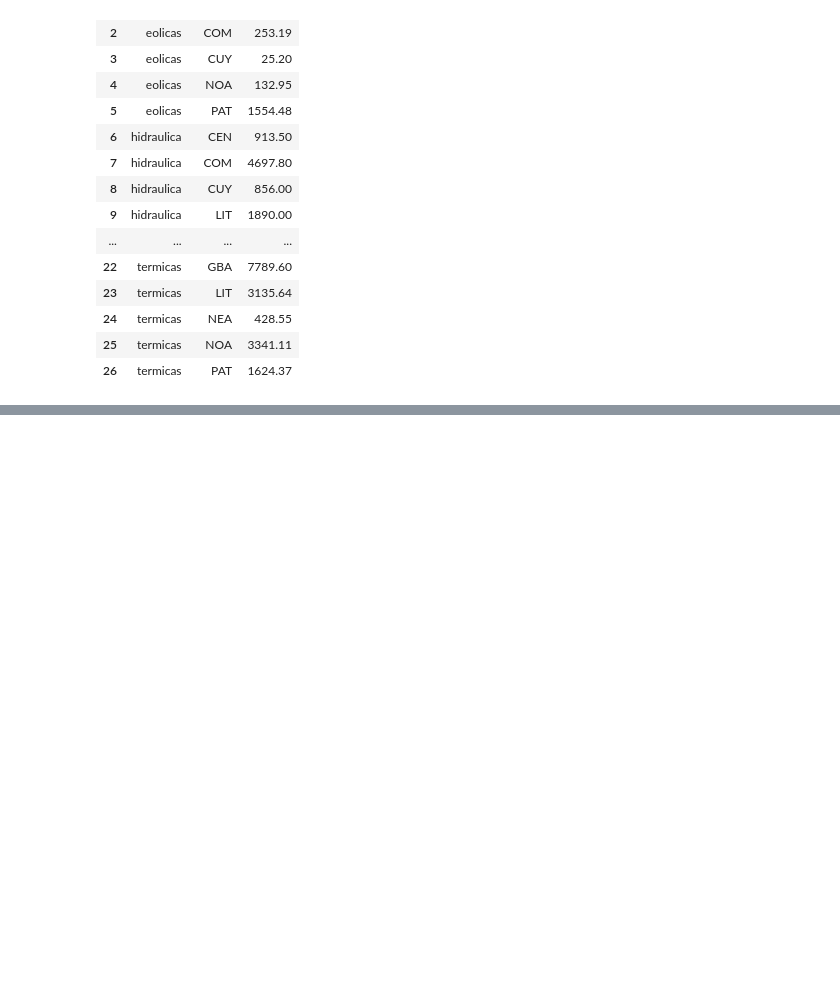
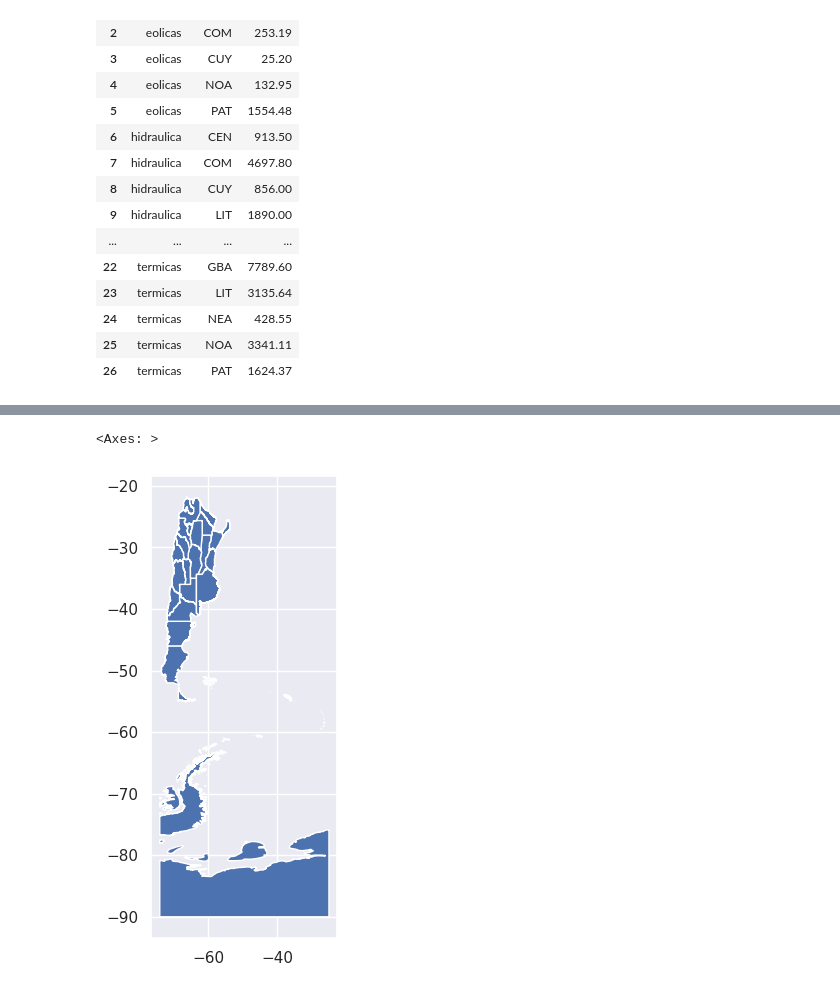
Before and after one commit to JaviCeRodriguez/Contar-Con-Datos-2023, a Jupyter notebook: eda/centrales_sadi.ipynb, the cells around one changed output, grey strips where cells are left out. Drawn from its saved outputs; the diff is of its cells as text; code cells hidden in the pictures; blank space fills up the shorter version.

```diff
--- a/eda/centrales_sadi.ipynb
+++ b/eda/centrales_sadi.ipynb
@@ -156,0 +280,9 @@ NameError: name 'gpd' is not defined
+# %%
+import geopandas as gpd
+#Abro provincias.shp file
+mapa_argentina = gpd.read_file('data/GobAr/provincias/provincias.shp')
+#Ploteo provincias
+mapa_argentina.plot()
+# %% [output]
+<Axes: >
+[figure, added]
```
Also changed, not shown: parts of 18 cells of this notebook.
